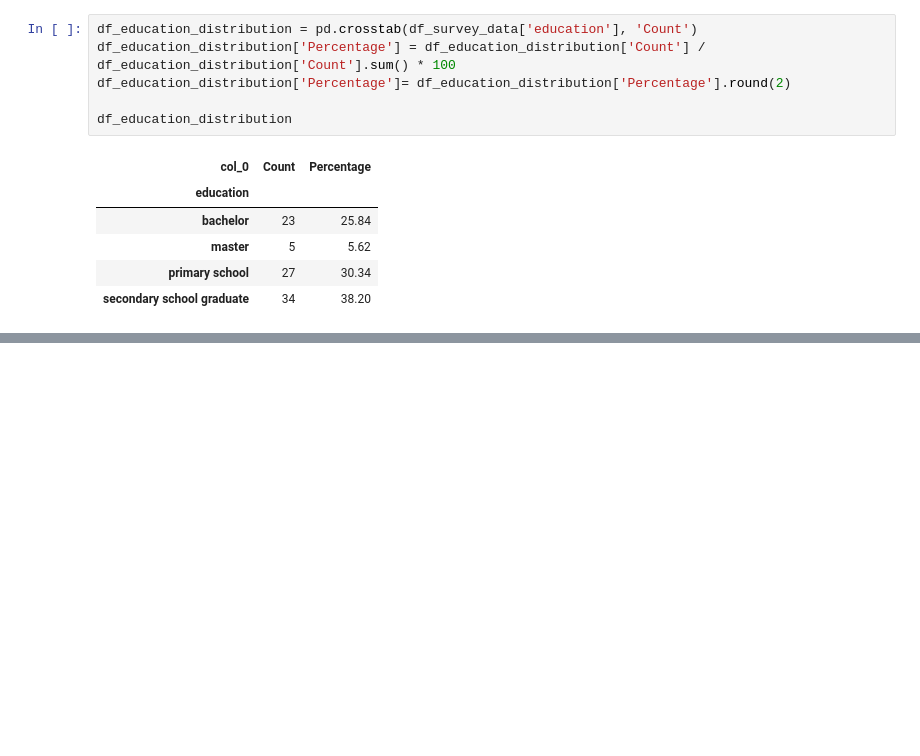
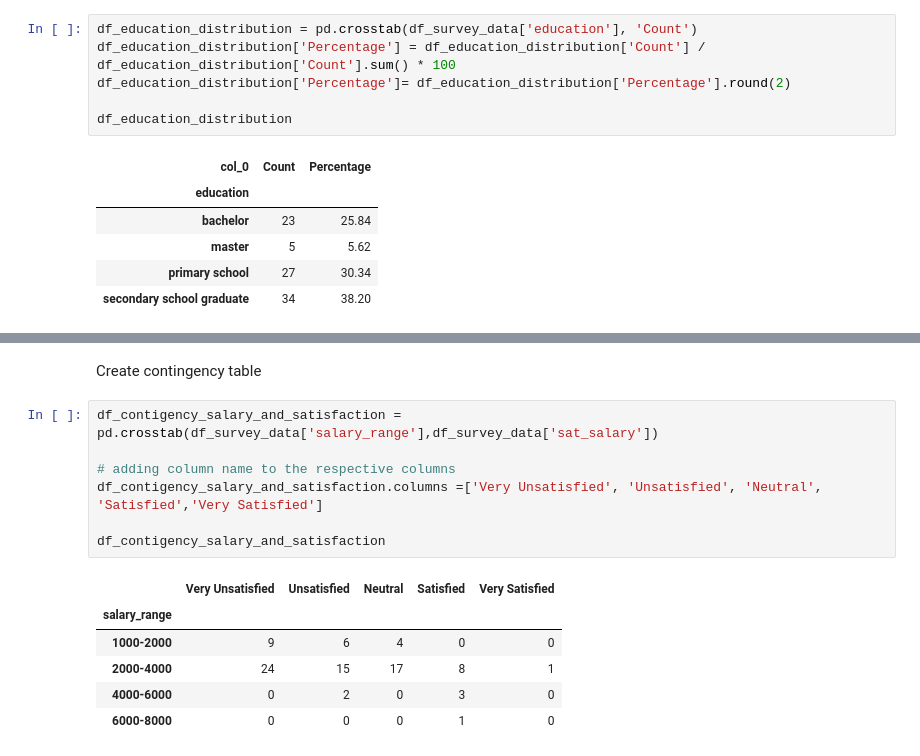
Before and after one commit to DGautam11/ShopSarisfactionSurveyAnalysis, a Jupyter notebook: WorkPlaceSatisfactionSurveyAnalysis.ipynb, the cells around one changed output, grey strips where cells are left out. Saved outputs shown, nothing was run; the diff lists cells and outputs as text; blank space fills up the shorter version.

```diff
--- a/WorkPlaceSatisfactionSurveyAnalysis.ipynb
+++ b/WorkPlaceSatisfactionSurveyAnalysis.ipynb
@@ -312,0 +357,16 @@ df_survey_data[["gender","age"]].groupby("gender").mean().round(0)
+# %% [markdown]
+ Create contingency table
+# %%
+df_contigency_salary_and_satisfaction = pd.crosstab(df_survey_data['salary_range'],df_survey_data['sat_salary'])
+
+# adding column name to the respective columns
+df_contigency_salary_and_satisfaction.columns =['Very Unsatisfied', 'Unsatisfied', 'Neutral', 'Satisfied','Very Satisfied']
+
+df_contigency_salary_and_satisfaction
+# %% [output]
+|  | Very Unsatisfied | Unsatisfied | Neutral | Satisfied | Very Satisfied |
+| salary_range |  |  |  |  |  |
+| 1000-2000 | 9 | 6 | 4 | 0 | 0 |
+| 2000-4000 | 24 | 15 | 17 | 8 | 1 |
+| 4000-6000 | 0 | 2 | 0 | 3 | 0 |
+| 6000-8000 | 0 | 0 | 0 | 1 | 0 |
```
Also changed, not shown: parts of 24 cells of this notebook.
